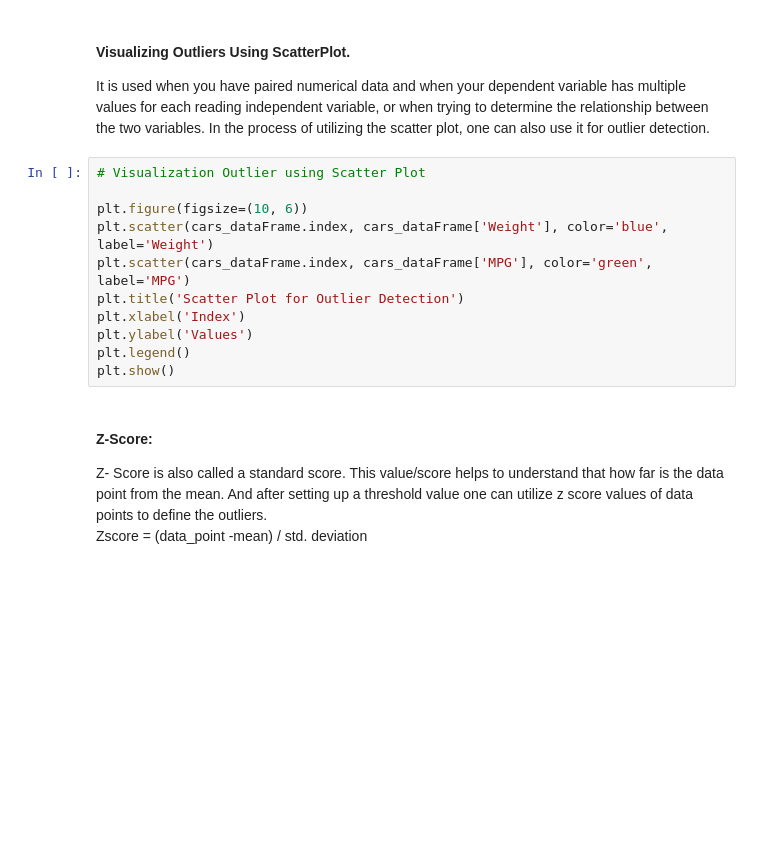
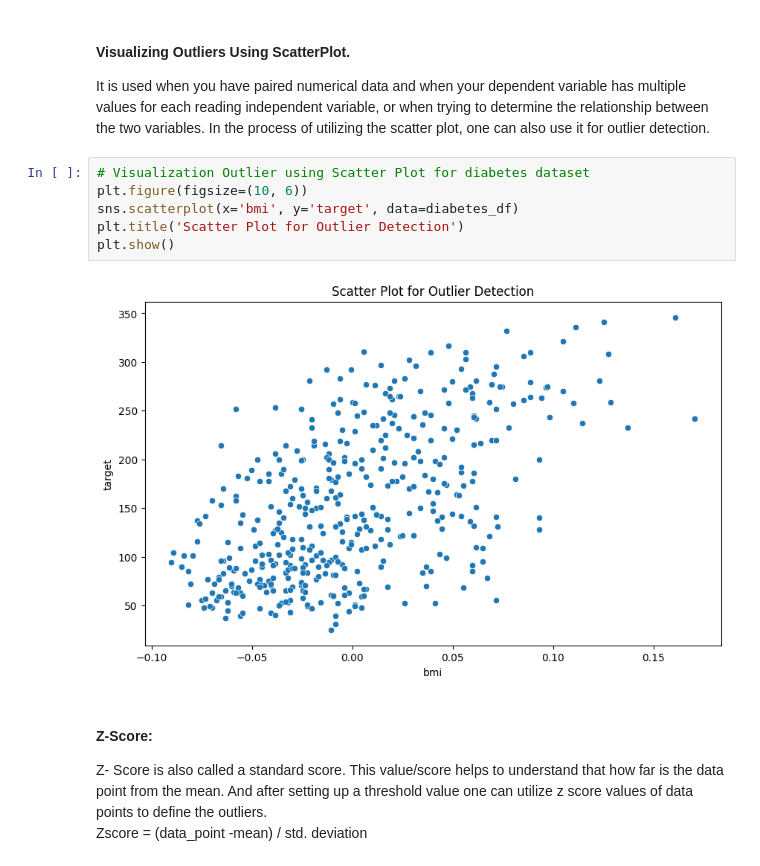
Before and after one commit to jatinder3762/dataCleaning_Lab4, a Jupyter notebook: week5Lab_Students.ipynb, the cells around one changed output. Saved outputs shown, nothing was run; the diff lists cells and outputs as text; blank space fills up the shorter version.

```diff
--- a/week5Lab_Students.ipynb
+++ b/week5Lab_Students.ipynb
@@ -398,16 +622,13 @@ sns.boxplot(data=cars_dataFrame[['Weight', 'MPG']])
 
 It is used when you have paired numerical data and when your dependent variable has multiple values for each reading independent variable, or when trying to determine the relationship between the two variables. In the process of utilizing the scatter plot, one can also use it for outlier detection.
 # %%
-# Visualization Outlier using Scatter Plot
-
+# Visualization Outlier using Scatter Plot for diabetes dataset
 plt.figure(figsize=(10, 6))
-plt.scatter(cars_dataFrame.index, cars_dataFrame['Weight'], color='blue', label='Weight')
-plt.scatter(cars_dataFrame.index, cars_dataFrame['MPG'], color='green', label='MPG')
+sns.scatterplot(x='bmi', y='target', data=diabetes_df)
 plt.title('Scatter Plot for Outlier Detection')
-plt.xlabel('Index')
-plt.ylabel('Values')
-plt.legend()
 plt.show()
+# %% [output]
+[figure, added]
 # %% [markdown]
 #### Z-Score:
 Z- Score is also called a standard score. This value/score helps to understand that how far is the data point from the mean. And after setting up a threshold value one can utilize z score values of data points to define the outliers.
```
Also changed, not shown: parts of 24 cells of this notebook.
